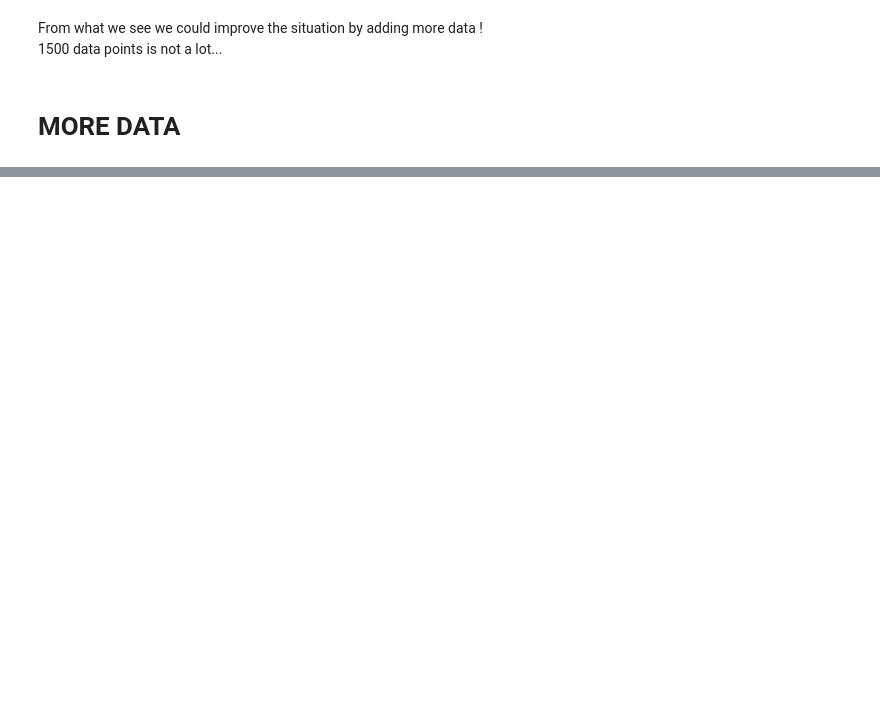
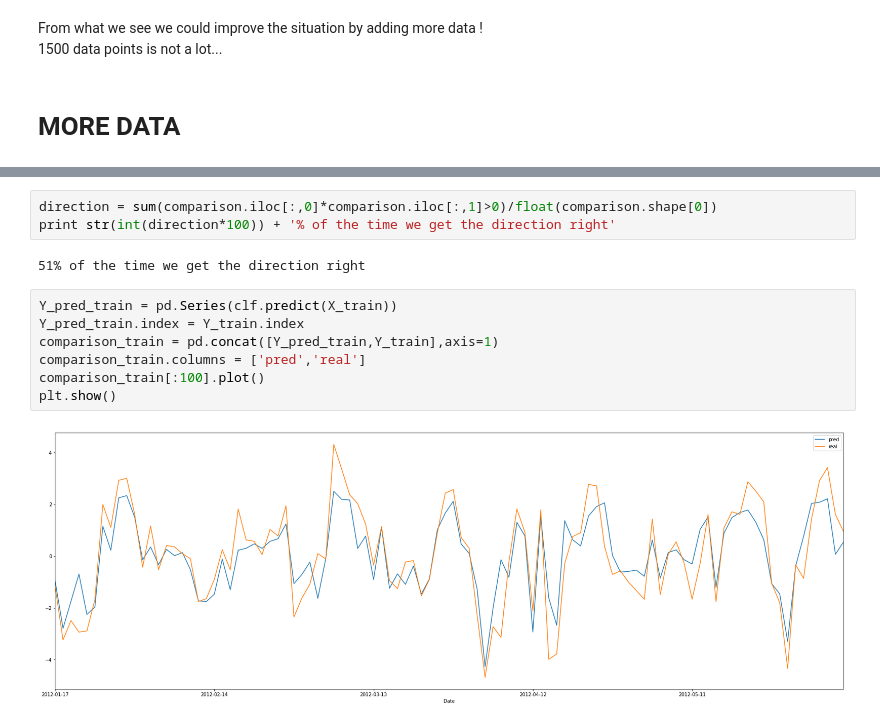
Before and after one commit to edouardcuny/quant, a Jupyter notebook: Carmela/playing.ipynb, the cells around one changed output, grey strips where cells are left out. Cells and saved outputs as stored; diff of their text form; blank space fills up the shorter version.

```diff
--- a/Carmela/playing.ipynb
+++ b/Carmela/playing.ipynb
@@ -371,0 +375,14 @@ null     : 1
+# %%
+direction = sum(comparison.iloc[:,0]*comparison.iloc[:,1]>0)/float(comparison.shape[0])
+print str(int(direction*100)) + '% of the time we get the direction right'
+# %% [output]
+51% of the time we get the direction right
+# %%
+Y_pred_train = pd.Series(clf.predict(X_train))
+Y_pred_train.index = Y_train.index
+comparison_train = pd.concat([Y_pred_train,Y_train],axis=1)
+comparison_train.columns = ['pred','real']
+comparison_train[:100].plot()
+plt.show()
+# %% [output]
+[figure, added]
```
Also changed, not shown: parts of 9 cells of this notebook, 1 other file.
